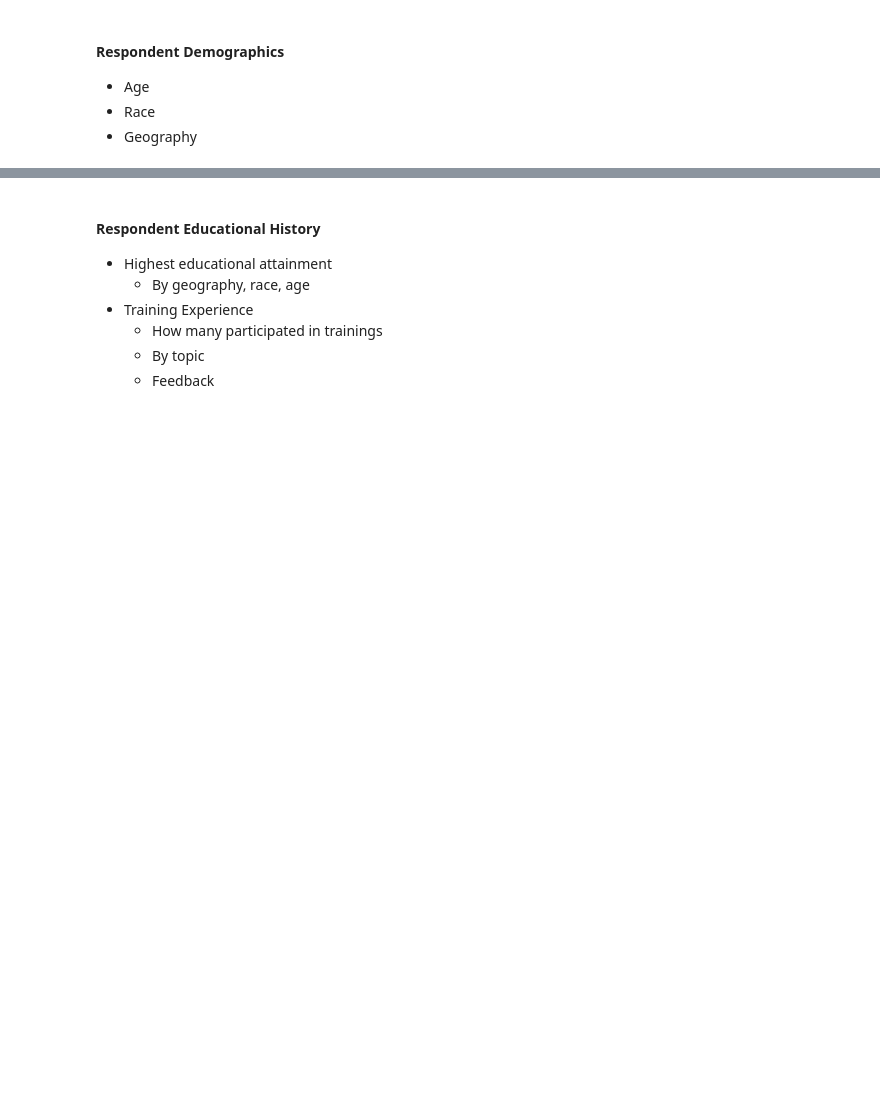
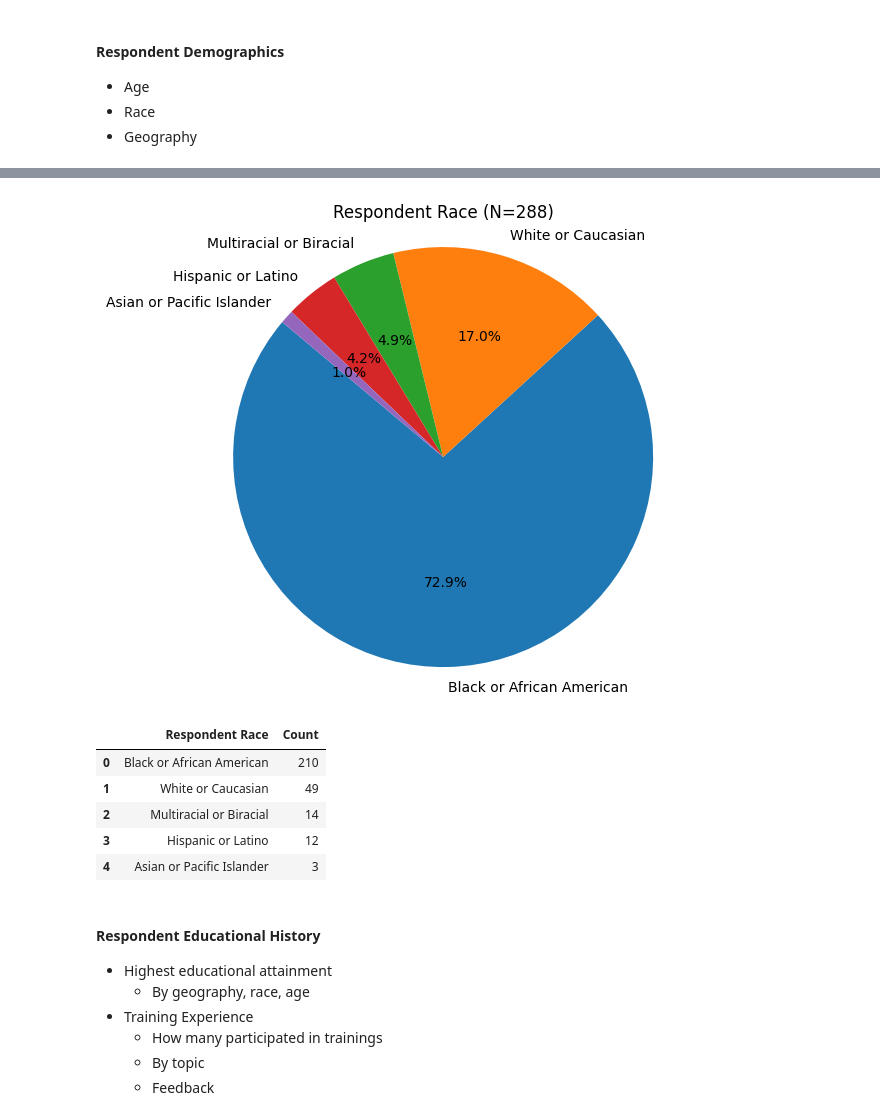
Before and after one commit to apsocarras/career-onestop, a Jupyter notebook: final-presentation-outline.ipynb, the cells around one changed output, grey strips where cells are left out. Cells and saved outputs as stored; diff of their text form; code cells hidden in the pictures; blank space fills up the shorter version.

```diff
--- a/final-presentation-outline.ipynb
+++ b/final-presentation-outline.ipynb
@@ -40,5 +43,31 @@ Index(['Respondent ID', 'Collector ID', 'Start Date', 'End Date', 'IP Address',
 # %%
 ## WIP: Figure out whether we want to plot by zip code or county
-### Assign zip code to counties
-### Assign zip codes to wilmington
+### Assign zip code to counties -- zipcodes can sometimes overlap multiple counties
+### Assign zip codes to wilmington -- can, from google list
 ### Write mapping function for zip code plots
+
+import pygris
+
+pygris_de_zip_2010 = pygris.zctas(state='DE', year=2010)[['ZCTA5CE10','geometry']]\
+    .rename({'ZCTA5CE10':'zip_code'}, axis=1)
+
+
+wilm_zips = [ # from Google results
+    19801,
+    19802,
+    19803,
+    19804,
+    19805,
+    19806,
+    19807,
+    19808,
+    19809,
+    19810,
+    19850,
+    19880,
+    19899
+    ]
+wilm_zips = [str(x) for x in wilm_zips]
+
+pygris_de_zip_2010['in_wilmington'] = pygris_de_zip_2010['zip_code'].apply(lambda x: x in wilm_zips)
+display(pygris_de_zip_2010)
@@ -160,0 +448,16 @@ Parsed date: 1980-03-08 00:00:00
+# %%
+## Race
+race_q = 'Which of the following best describes you?_Response'
+title = f'Respondent Race (N={df[~df[race_q].isna()].shape[0]})'
+
+v_counts = df[race_q].value_counts().reset_index().rename({race_q:"Respondent Race", 'count':"Count"}, axis=1)
+plot_pie_chart(v_counts, label_column='Respondent Race', count_column='Count', title=title)
+display(v_counts)
+# %% [output]
+[figure, added]
+|  | Respondent Race | Count |
+| 0 | Black or African American | 210 |
+| 1 | White or Caucasian | 49 |
+| 2 | Multiracial or Biracial | 14 |
+| 3 | Hispanic or Latino | 12 |
+| 4 | Asian or Pacific Islander | 3 |
```
Also changed, not shown: parts of 41 cells of this notebook.
